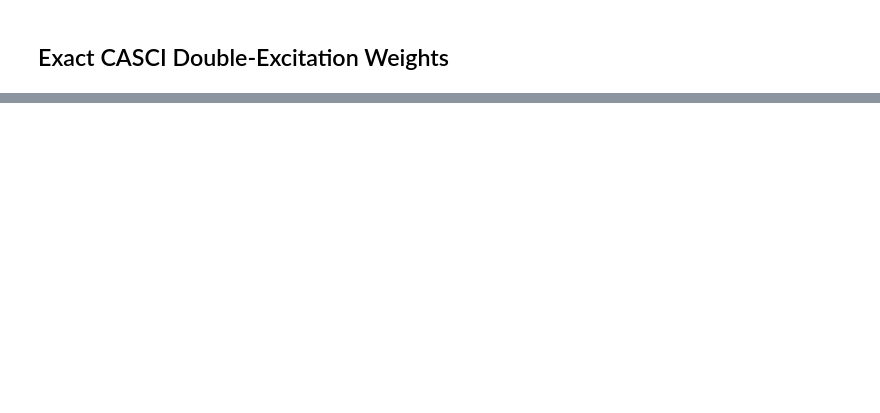
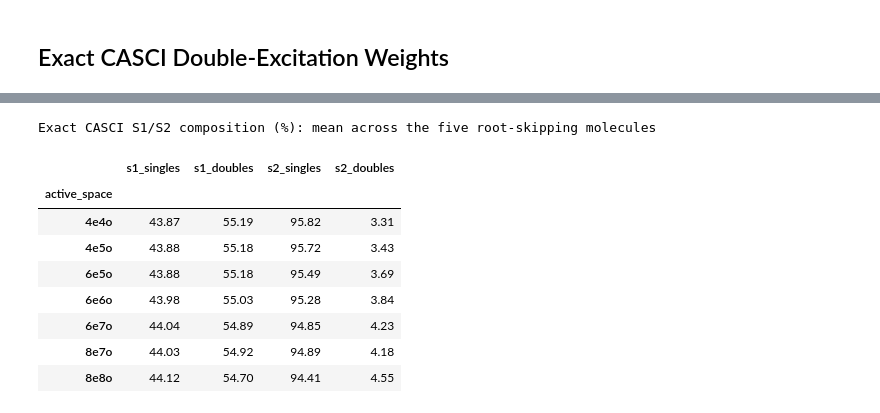
Before and after one commit to naythanyeo/qse-practical-analysis, a Jupyter notebook: notebooks/06_molecular_orbitals.ipynb, the cells around one changed output, grey strips where cells are left out. Drawn from its saved outputs; the diff is of its cells as text; code cells hidden in the pictures; blank space fills up the shorter version.

```diff
--- a/notebooks/06_molecular_orbitals.ipynb
+++ b/notebooks/06_molecular_orbitals.ipynb
@@ -244,0 +278,40 @@ show_scrollable_figs([low_state_double_weight_figure])
+# %%
+# Mean exact S1/S2 composition for the five persistent root-skipping cases.
+five_special_molecules = ["Butadiene", "Cyclopentadiene", "Furan", "Norbornadiene", "Pyrrole"]
+special_active_spaces = ["4e4o", "4e5o", "6e5o", "6e6o", "6e7o", "8e7o", "8e8o"]
+special_casci_rows = df_casci[
+    df_casci["molecule"].isin(five_special_molecules)
+    & df_casci["active_space"].isin(special_active_spaces)
+    & (df_casci["spin_type"] == "singlet")
+]
+special_composition_records = []
+for _, row in special_casci_rows.iterrows():
+    num_electrons, num_orbitals = parse_active_space(row["active_space"])
+    hf_state = "11" * (num_electrons // 2) + "00" * (num_orbitals - num_electrons // 2)
+    record = {"molecule": row["molecule"], "active_space": row["active_space"]}
+    for state, root in (("s1", 1), ("s2", 2)):
+        weights = get_excitation_percentages(row["casci_pvec"][root], hf_state)
+        record[f"{state}_singles"] = weights[1]
+        record[f"{state}_doubles"] = weights[2]
+    special_composition_records.append(record)
+
+df_special_s1_s2_composition = pd.DataFrame(special_composition_records)
+composition_columns = ["s1_singles", "s1_doubles", "s2_singles", "s2_doubles"]
+df_special_s1_s2_summary = (
+    df_special_s1_s2_composition.groupby("active_space")[composition_columns]
+    .mean().reindex(special_active_spaces)
+)
+display(df_special_s1_s2_summary.style.format("{:.2f}").set_caption(
+    "Exact CASCI S1/S2 composition (%): mean across the five root-skipping molecules"
+))
+# %% [output]
+Exact CASCI S1/S2 composition (%): mean across the five root-skipping molecules
+|  | s1_singles | s1_doubles | s2_singles | s2_doubles |
+| active_space |  |  |  |  |
+| 4e4o | 43.87 | 55.19 | 95.82 | 3.31 |
+| 4e5o | 43.88 | 55.18 | 95.72 | 3.43 |
+| 6e5o | 43.88 | 55.18 | 95.49 | 3.69 |
+| 6e6o | 43.98 | 55.03 | 95.28 | 3.84 |
+| 6e7o | 44.04 | 54.89 | 94.85 | 4.23 |
+| 8e7o | 44.03 | 54.92 | 94.89 | 4.18 |
+| 8e8o | 44.12 | 54.70 | 94.41 | 4.55 |
```
Also changed, not shown: parts of 4 cells of this notebook, 2 other files.
